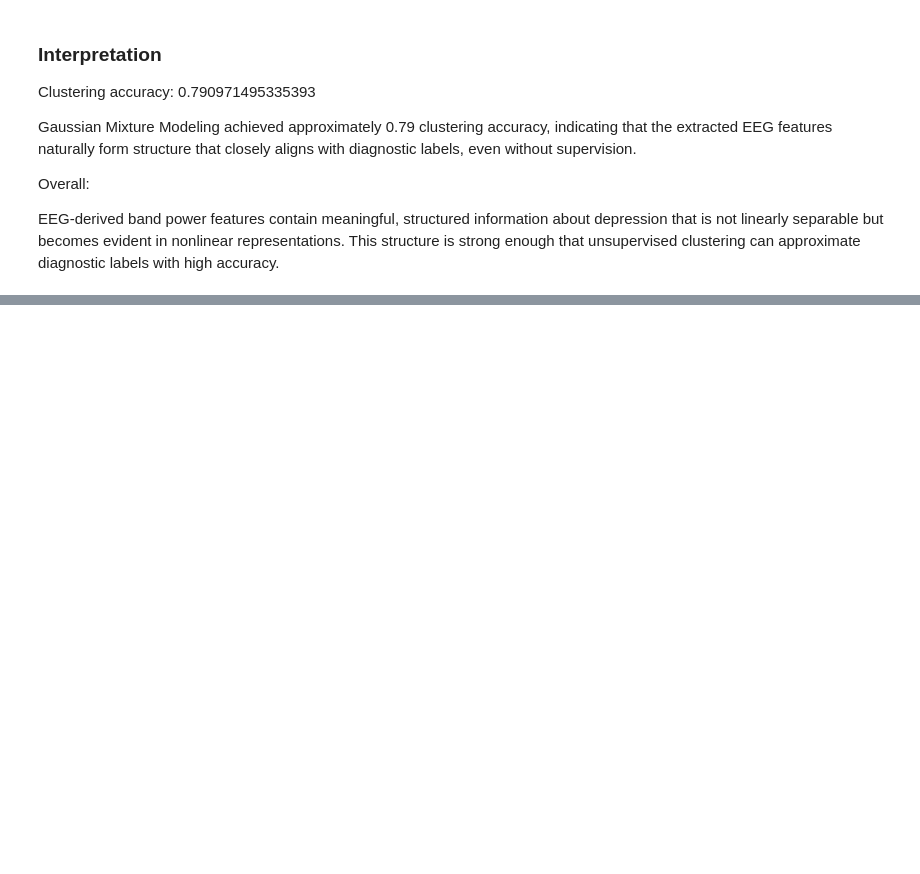
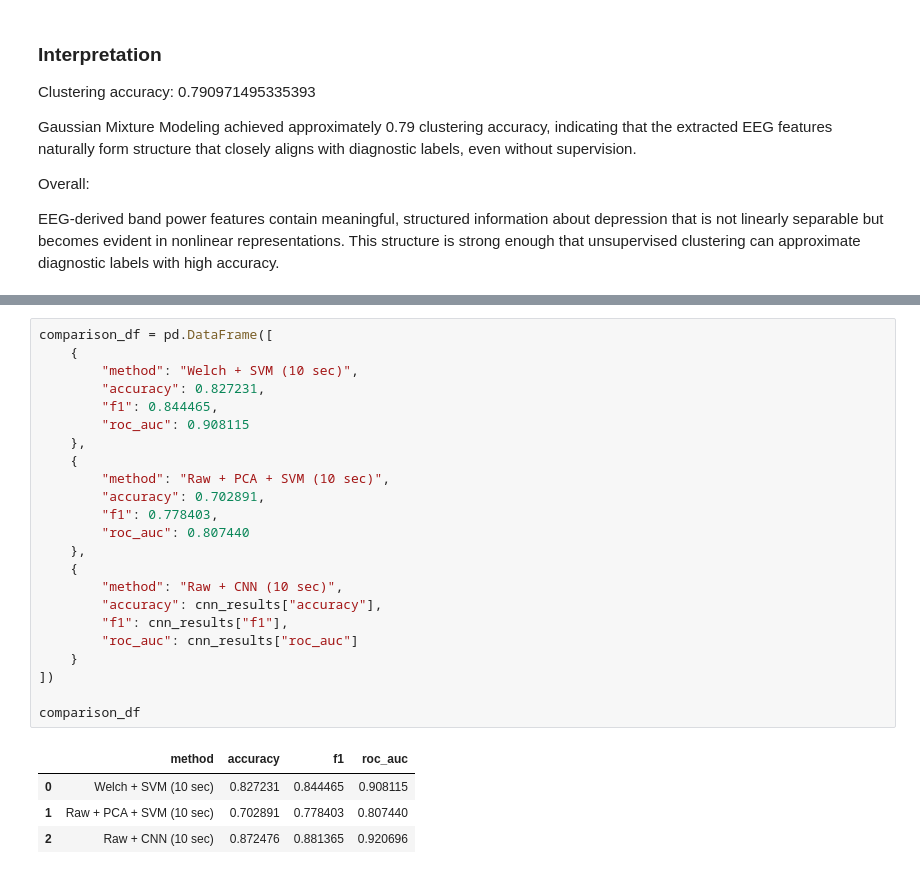
Before and after one commit to BJAngulo/MSSE-277b-final-project-, a Jupyter notebook: notebooks/Raw EEG.ipynb, the cells around one changed output, grey strips where cells are left out. Drawn from its saved outputs; the diff is of its cells as text; blank space fills up the shorter version.

```diff
--- a/notebooks/Raw EEG.ipynb
+++ b/notebooks/Raw EEG.ipynb
@@ -1046,0 +1403,28 @@ EEG-derived band power features contain meaningful, structured information about
+# %%
+comparison_df = pd.DataFrame([
+    {
+        "method": "Welch + SVM (10 sec)",
+        "accuracy": 0.827231,
+        "f1": 0.844465,
+        "roc_auc": 0.908115
+    },
+    {
+        "method": "Raw + PCA + SVM (10 sec)",
+        "accuracy": 0.702891,
+        "f1": 0.778403,
+        "roc_auc": 0.807440
+    },
+    {
+        "method": "Raw + CNN (10 sec)",
+        "accuracy": cnn_results["accuracy"],
+        "f1": cnn_results["f1"],
+        "roc_auc": cnn_results["roc_auc"]
+    }
+])
+
+comparison_df
+# %% [output]
+|  | method | accuracy | f1 | roc_auc |
+| 0 | Welch + SVM (10 sec) | 0.827231 | 0.844465 | 0.908115 |
+| 1 | Raw + PCA + SVM (10 sec) | 0.702891 | 0.778403 | 0.807440 |
+| 2 | Raw + CNN (10 sec) | 0.872476 | 0.881365 | 0.920696 |
```
Also changed, not shown: parts of 25 cells of this notebook.
